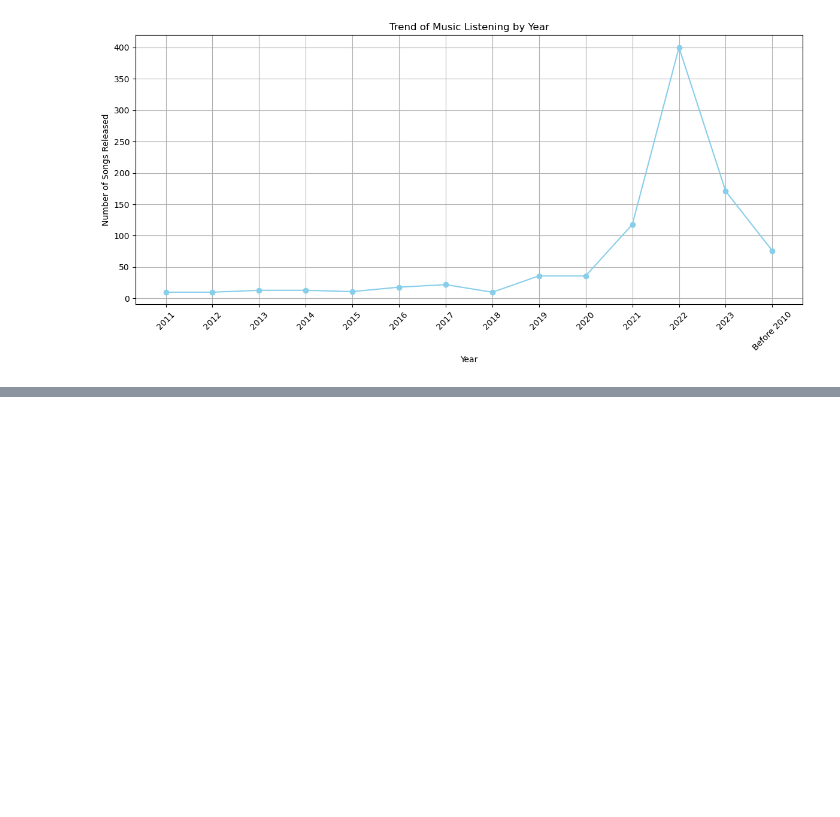
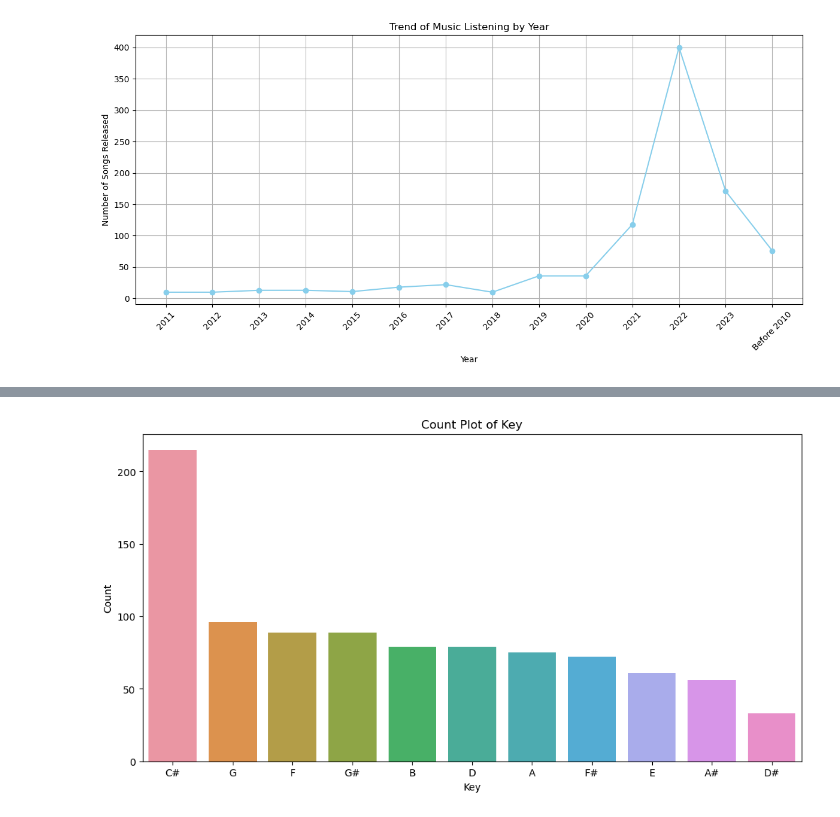
Before and after one commit to ngocmaj/PTDL, a Jupyter notebook: spotify.ipynb, the cells around one changed output, grey strips where cells are left out. Saved outputs shown, nothing was run; the diff lists cells and outputs as text; code cells hidden in the pictures; blank space fills up the shorter version.

```diff
--- a/spotify.ipynb
+++ b/spotify.ipynb
@@ -418,0 +433,10 @@ memory usage: 191.9+ KB
+# %%
+# Count Plot for Key:
+plt.figure(figsize=(12, 6))
+sns.countplot(x='key', data=df, order=df['key'].value_counts().index)
+plt.title('Count Plot of Key')
+plt.xlabel('Key')
+plt.ylabel('Count')
+plt.show()
+# %% [output]
+[figure, added]
```
Also changed, not shown: parts of 2 cells of this notebook.
